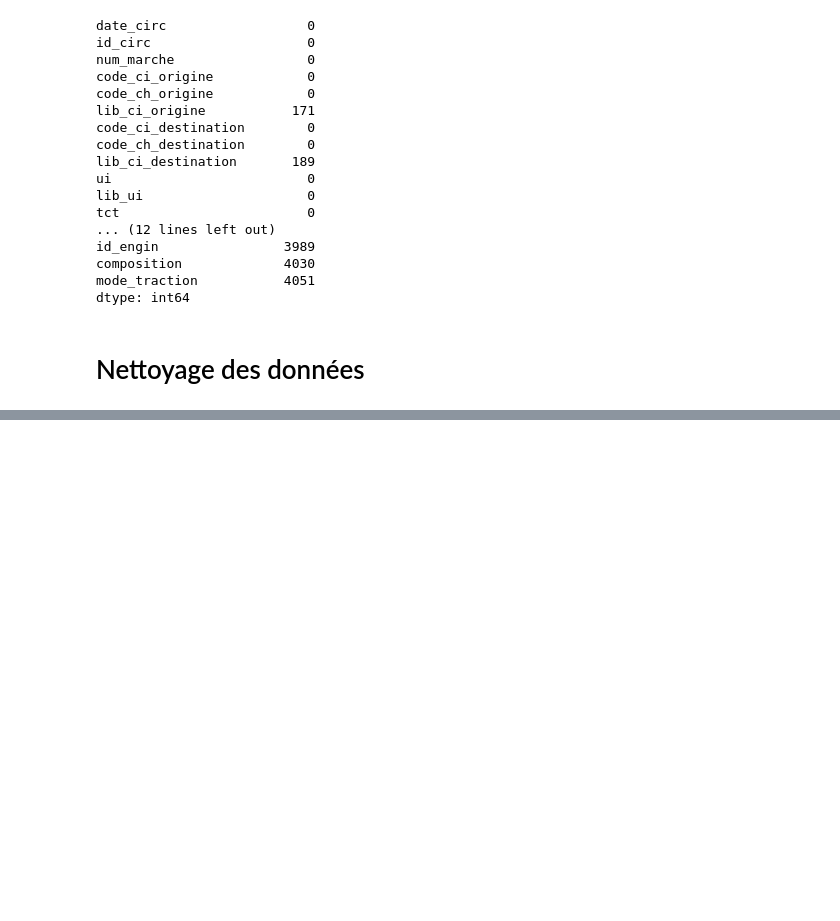
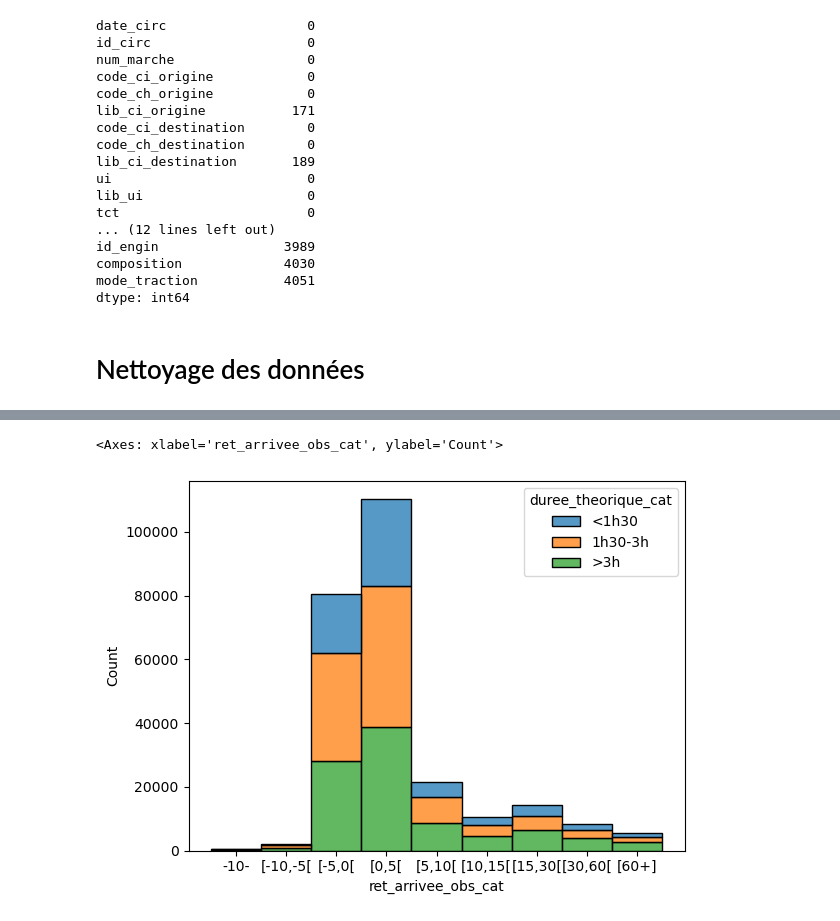
Before and after one commit to Gallien-e/analyse-retard-sncf, a Jupyter notebook: notebooks/1-ingestion.ipynb, the cells around one changed output, grey strips where cells are left out. Drawn from its saved outputs; the diff is of its cells as text; code cells hidden in the pictures; blank space fills up the shorter version.

```diff
--- a/notebooks/1-ingestion.ipynb
+++ b/notebooks/1-ingestion.ipynb
@@ -201,0 +466,6 @@ sns.histplot(data=df_retards, x="ret_cat")
+# %%
+# histogramme empilé des retards par catégorie, coloré selon la catégorie de durée du trajet
+sns.histplot(data=df_retards, x="ret_arrivee_obs_cat", hue="duree_theorique_cat", multiple="stack", stat="count")
+# %% [output]
+<Axes: xlabel='ret_arrivee_obs_cat', ylabel='Count'>
+[figure, added]
```
Also changed, not shown: parts of 55 cells of this notebook.
